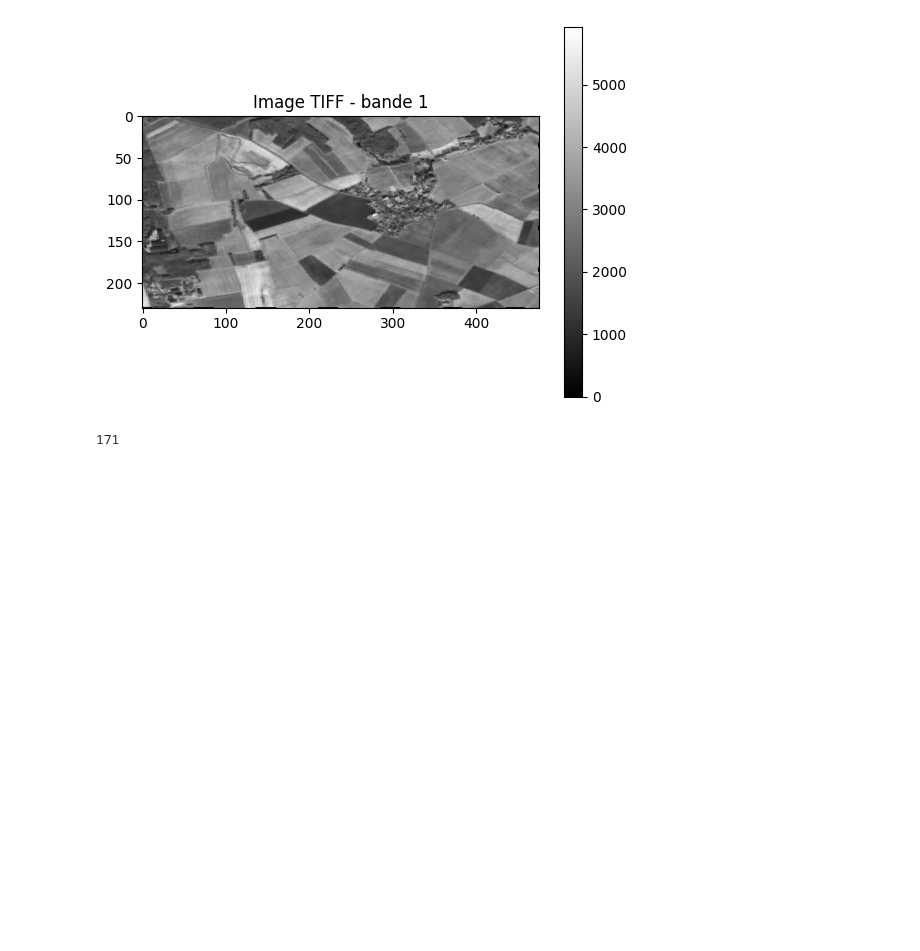
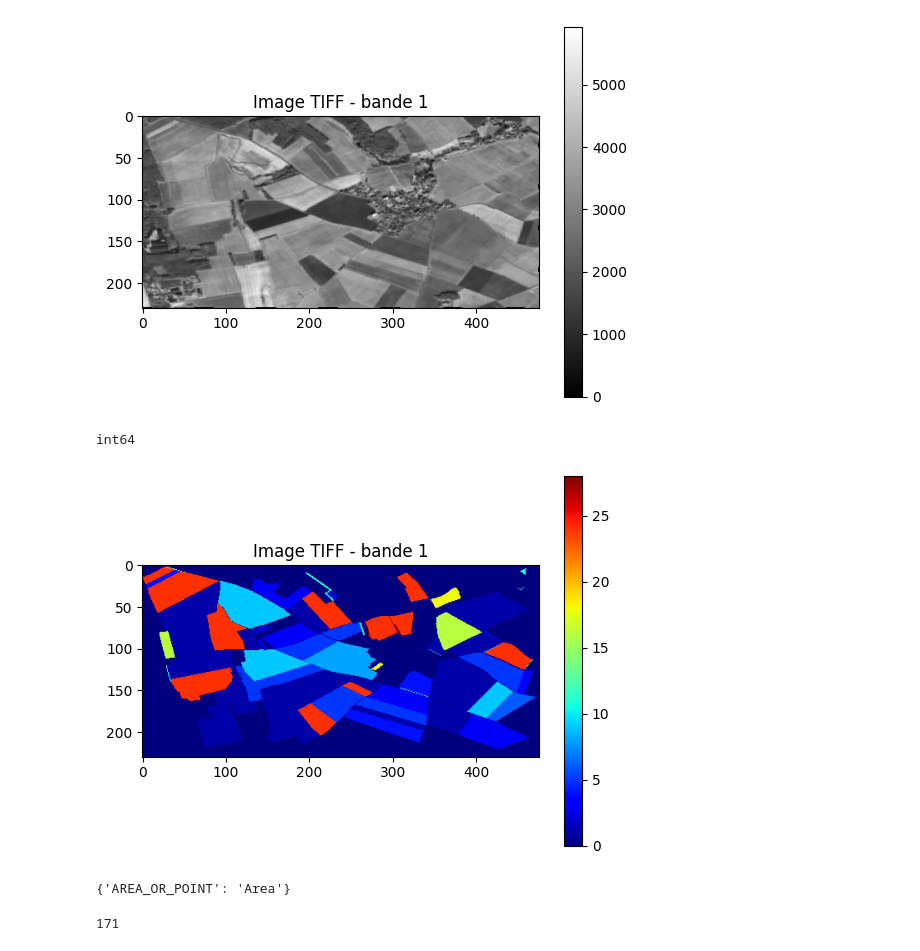
Before and after one commit to giovannisetaro/DSWProject_CropIdentification, a Jupyter notebook: Data_collection.ipynb, the cells around one changed output. Cells and saved outputs as stored; diff of their text form; code cells hidden in the pictures; blank space fills up the shorter version.

Commit message:
labbeled tiff for supervised training

```diff
--- a/Data_collection.ipynb
+++ b/Data_collection.ipynb
@@ -317,0 +315,41 @@ from rasterio.windows import Window
+# %%
+gdf_contained['CODE_GROUP'] = gdf_contained['CODE_GROUP'].astype(int)
+print(gdf_contained['CODE_GROUP'].dtype)
+# %% [output]
+int64
+# %%
+import rasterio
+from rasterio.features import rasterize
+import geopandas as gpd
+
+# Charger les polygones d’annotations (avec un champ "class_id")
+gdf_to_rasterize = gdf_contained
+
+# Charger une image de référence pour récupérer la taille, la transformée et la projection
+with rasterio.open('/Users/placiermoise/Library/CloudStorage/GoogleDrive-moise.placier@gmail.com/Mon Drive/GEE_exports_test1/sentinel2_0_20230207.tif') as src:
+    meta = src.meta.copy()
+
+# Rasterize
+shapes = ((geom, value) for geom, value in zip(gdf_to_rasterize.geometry, gdf_to_rasterize['CODE_GROUP']))
+label_raster = rasterize(
+    shapes,
+    out_shape=(meta['height'], meta['width']),
+    transform=meta['transform'],
+    fill=0,  # background label
+    dtype=rasterio.uint8
+)
+
+# Sauvegarder le raster labelisé
+meta.update({'count': 1, 'dtype': rasterio.uint8})
+with rasterio.open('labels_raster.tif', 'w', **meta) as dst:
+    dst.write(label_raster, 1)
+
+with rasterio.open('labels_raster.tif') as src:
+    img = src.read(1)  # lire la première bande
+
+plt.imshow(img, cmap='jet')
+plt.colorbar()
+plt.title('Image TIFF - bande 1')
+plt.show()
+# %% [output]
+[figure, added]
@@ -326,6 +369,10 @@ with rasterio.open('/Users/placiermoise/Library/CloudStorage/GoogleDrive-moise.p
             window = Window(i, j, *patch_size)
             patch = src.read(window=window)  # shape: (bands, H, W)
             patches.append(patch)
+# %%
+tag
+# %% [output]
+{'AREA_OR_POINT': 'Area'}
 # %%
 len(patches)
 # %% [output]
```
Also changed, not shown: parts of 3 cells of this notebook, 2 other files.
